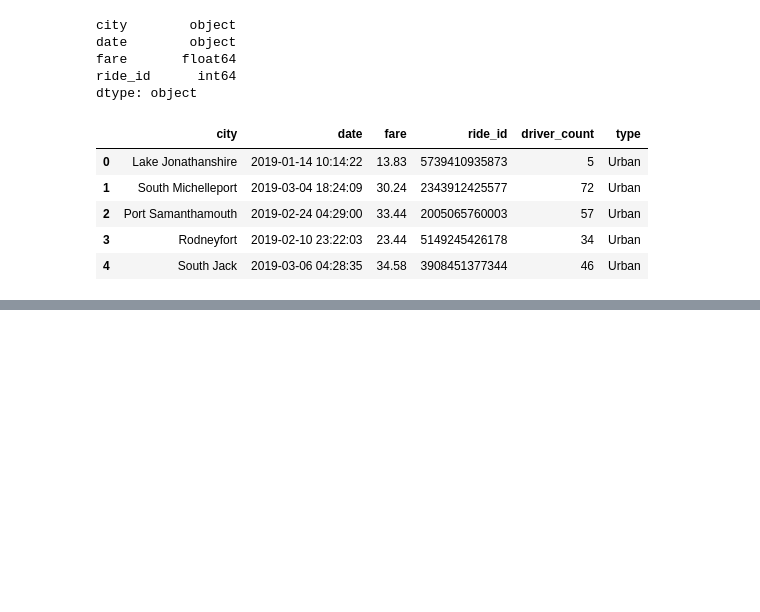
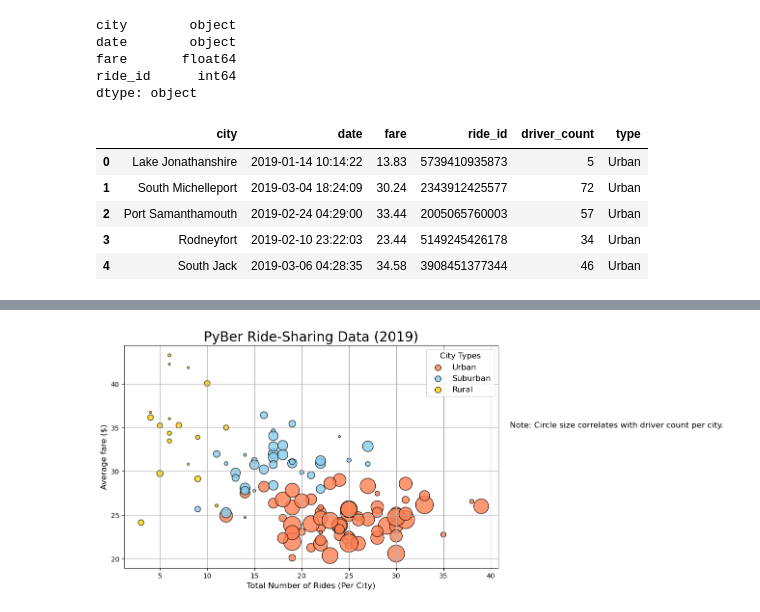
Before and after one commit to kmm337/PyBer_Analysis, a Jupyter notebook: PyBer.ipynb, the cells around one changed output, grey strips where cells are left out. Saved outputs shown, nothing was run; the diff lists cells and outputs as text; code cells hidden in the pictures; blank space fills up the shorter version.

```diff
--- a/PyBer.ipynb
+++ b/PyBer.ipynb
@@ -120,0 +262,21 @@ pyber_data_df.head()
+# %%
+plt.subplots(figsize=(10,6))
+plt.scatter(urban_ride_count,urban_avg_fare,marker="o",c="coral",s=10*urban_driver_count,linewidths=1,edgecolors="black",alpha=.8,label="Urban")
+plt.scatter(suburban_ride_count,suburban_avg_fare,marker="o",c="skyblue",s=10*suburban_driver_count,linewidths=1,edgecolors="black",alpha=.8,label="Suburban")
+plt.scatter(rural_ride_count,rural_avg_fare,marker="o",c="gold",s=10*rural_driver_count,linewidths=1,edgecolors="black",alpha=.8,label="Rural")
+plt.title("PyBer Ride-Sharing Data (2019)",fontsize=20)
+plt.xlabel("Total Number of Rides (Per City)",fontsize=12)
+plt.ylabel("Average fare ($)",fontsize=12)
+plt.grid(True)
+#Create a legend
+lgnd=plt.legend(fontsize="12",mode="Expanded",scatterpoints=1,loc="best",title="City Types")
+lgnd.legendHandles[0]._sizes=[75]
+lgnd.legendHandles[1]._sizes=[75]
+lgnd.legendHandles[2]._sizes=[75]
+lgnd.get_title().set_fontsize(12)
+#incorporates a text label about circle size
+plt.text(42,35,"Note: Circle size correlates with driver count per city.", fontsize="12")
+plt.savefig("analysis/Fig1.png")
+plt.show()
+# %% [output]
+[figure, added]
```
Also changed, not shown: parts of 16 cells of this notebook, 1 other file.
